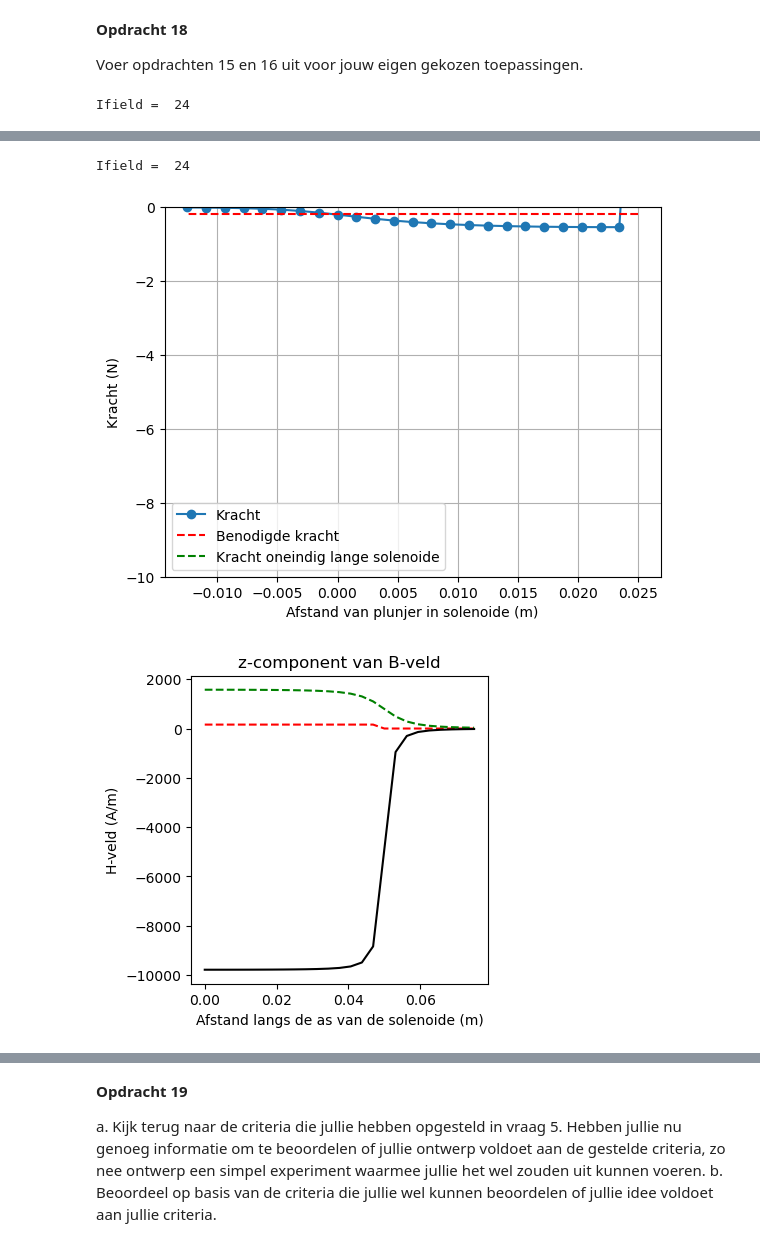
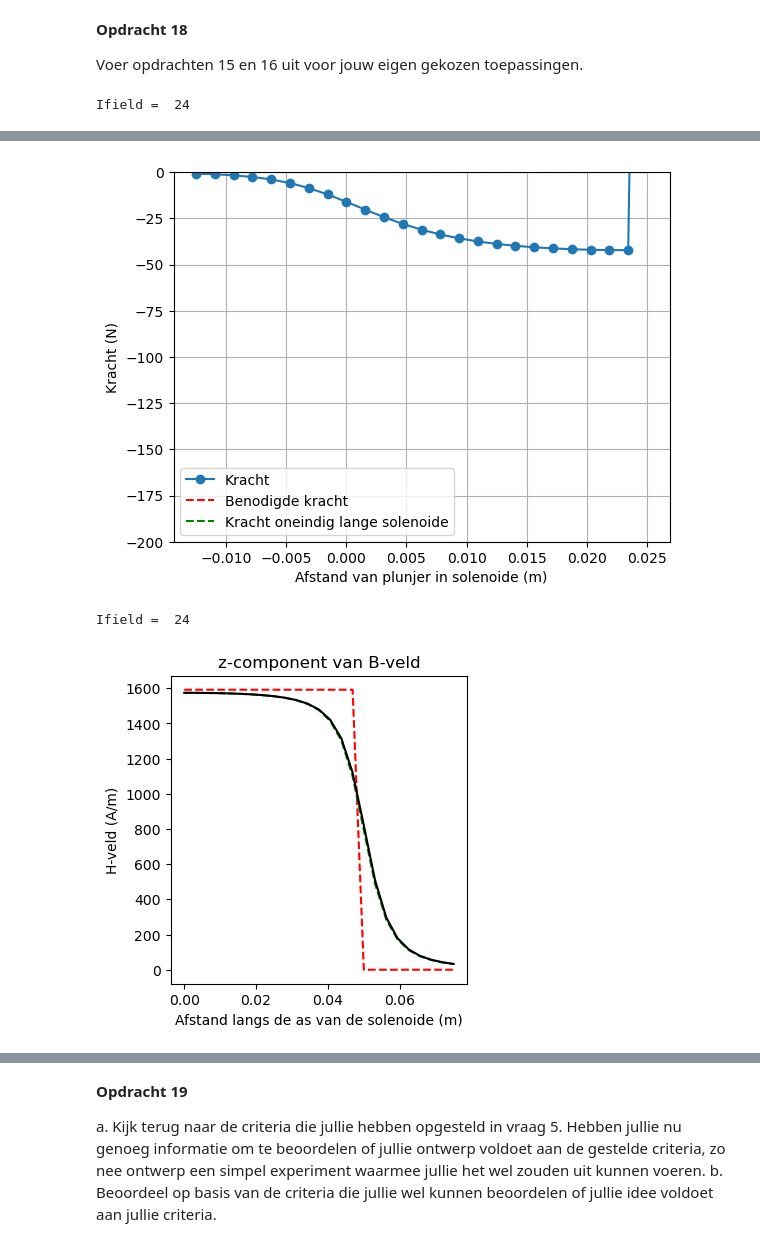
Before and after one commit to beanmachine123/opdrachten-DEF-D, a Jupyter notebook: 2KrachtactuatorOpdracht/2KrachtactuatorOpdracht/KrachtactuatorOpdracht.ipynb, the cells around one changed output, grey strips where cells are left out. Drawn from its saved outputs; the diff is of its cells as text; code cells hidden in the pictures.

```diff
--- a/2KrachtactuatorOpdracht/2KrachtactuatorOpdracht/KrachtactuatorOpdracht.ipynb
+++ b/2KrachtactuatorOpdracht/2KrachtactuatorOpdracht/KrachtactuatorOpdracht.ipynb
@@ -549,8 +549,19 @@ for i_field in range(n_ax):
     Hsimulated=np.array([0,0,0], dtype='float64')
     for i_source in np.arange(1, N):
         # Bepaal dl en r_source en gebruik
-        r_source = 0.5 * (wire_positions[i_source] + wire_positions[i_source-1]) # Het veldpunt ligt in het midden van het draadsegment
-        dl = wire_positions[i_source] - wire_positions[i_source-1]
+        #r_source = 0.5 * (wire_positions[i_source] + wire_positions[i_source-1]) # Het veldpunt ligt in het midden van het draadsegment
+        #dl = wire_positions[i_source] - wire_positions[i_source-1]
+        t = np.linspace(0, 1, N)
+        dt = t[1] - t[0]
+
+        dx_dt = -r_sol * 2*np.pi * aantal_omwentelingen * np.sin(2*np.pi*aantal_omwentelingen*t)
+        dy_dt =  r_sol * 2*np.pi * aantal_omwentelingen * np.cos(2*np.pi*aantal_omwentelingen*t)
+        dz_dt =  L_sol * np.ones_like(t)
+
+        dl_all = np.vstack((dx_dt, dy_dt, dz_dt)).T * dt
+        dl = dl_all[i_source]
+        r_source = wire_positions[i_source]
+
         Hsimulated += field_current_element(r_field, r_source, dl)
 
     # selecting the z-component
@@ -566,7 +577,7 @@ plt.subplot(131)
 plt.title('z-component van B-veld')
 plt.plot(z_ax, H_veld_ideaal, '--r', label='ideaal')
 plt.plot(z_ax, H_veld_analytisch, 'g--', label='analytisch')
-plt.plot(z_ax, 8*H_ax, '-k', label='simulatie')
+plt.plot(z_ax, H_ax, '-k', label='simulatie')
 plt.xlabel('Afstand langs de as van de solenoide (m)')
 plt.ylabel('B-veld (Tesla)')
 # %% [output]
@@ -632,7 +643,7 @@ def krachtrespons(l_draad, r_sol, L_sol, N, F_nodig, I):
     x,y,z = parametrisatie(N,r_sol,aantal_omwentelingen,L_sol)
     n = aantal_omwentelingen/L_sol
     n_ax=25
-    z_ax=np.linspace(0, 1.5*L_sol/2, n_ax)
+    z_ax= np.linspace(0, 1.5*L_sol/2, n_ax)
     H_ax=np.zeros((n_ax,1))
     wire_positions = np.vstack((x, y, z)).T
 
@@ -643,14 +654,24 @@ def krachtrespons(l_draad, r_sol, L_sol, N, F_nodig, I):
         Hsimulated=np.array([0,0,0], dtype='float64')
         for i_source in np.arange(1, N):
             # Bepaal dl en r_source en gebruik
-            r_source = 0.5 * (wire_positions[i_source] + wire_positions[i_source-1]) # Het veldpunt ligt in het midden van het draadsegment
-            dl = wire_positions[i_source] - wire_positions[i_source-1]
+            #r_source = 0.5 * (wire_positions[i_source] + wire_positions[i_source-1]) # Het veldpunt ligt in het midden van het draadsegment
+            #dl = (wire_positions[i_source] - wire_positions[i_source-1])
+            t = np.linspace(0, 1, N)
+            dt = t[1] - t[0]
+
+            dx_dt = -r_sol * 2*np.pi * aantal_omwentelingen * np.sin(2*np.pi*aantal_omwentelingen*t)
+            dy_dt =  r_sol * 2*np.pi * aantal_omwentelingen * np.cos(2*np.pi*aantal_omwentelingen*t)
+            dz_dt =  L_sol * np.ones_like(t)
+
+            dl_all = np.vstack((dx_dt, dy_dt, dz_dt)).T * dt
+            dl = dl_all[i_source]
+            r_source = wire_positions[i_source]
             Hsimulated += field_current_element(r_field, r_source, dl)
 
         # selecting the z-component
         H_ax[i_field,0]=Hsimulated[2]
 
-    H_veld_ideaal= aantal_omwentelingen * I *np.ones(n_ax)*(1.0*(z_ax < L_sol/2))
+    H_veld_ideaal= n* I *np.ones(n_ax)*(1.0*(z_ax < L_sol/2))
 
     # dit is nog een aardige analytische uitdrukking die je kan uitrekenen voor de z-component op de as van een solenoide met eindige lengte
     H_veld_analytisch=(aantal_omwentelingen*I/L_sol/2)*((L_sol/2-z_ax)/np.sqrt((z_ax- L_sol/2)**2 + r_sol**2)+(L_sol/2+z_ax)/np.sqrt((z_ax+ L_sol/2)**2 + r_sol**2))
@@ -660,10 +681,10 @@ def krachtrespons(l_draad, r_sol, L_sol, N, F_nodig, I):
     plt.title('z-component van B-veld')
     plt.plot(z_ax, H_veld_ideaal, '--r', label='ideaal')
     plt.plot(z_ax, H_veld_analytisch, 'g--', label='analytisch')
-    plt.plot(z_ax, 10*H_ax, '-k', label='simulatie')
+    plt.plot(z_ax, H_ax, '-k', label='simulatie')
     plt.xlabel('Afstand langs de as van de solenoide (m)')
     plt.ylabel('H-veld (A/m)')
-    plt.show
+    plt.show()
 
     Wz=-0.5*np.pi*r_sol**2*np.cumsum(np.flipud(H_ax)*mu_r*mu_0*np.flipud(H_ax))*(z_ax[1] - z_ax[0])
 
@@ -672,7 +693,7 @@ def krachtrespons(l_draad, r_sol, L_sol, N, F_nodig, I):
     plt.xlabel('Afstand van plunjer in solenoide (m)'), plt.ylabel('Energie (J)'), plt.grid()
     plt.show()
 
-    force_analytical = -mu_0*mu_r*np.pi*r_sol**2*N**2*I**2/2/L_sol**2 # Kracht uitrekenen numeriek
+    force_analytical = -mu_0*mu_r*np.pi*r_sol**2*aantal_omwentelingen**2*I**2/2/L_sol**2 # Kracht uitrekenen numeriek
     force_numerical=np.diff(Wz, n=1, append=[0])/(z_ax[1] - z_ax[0]) # Kracht uitrekenen
 
     # Plotting the results
@@ -680,19 +701,20 @@ def krachtrespons(l_draad, r_sol, L_sol, N, F_nodig, I):
     plt.plot(L_sol/2 - z_ax, (-F_nodig)*np.ones(n_ax), '--r', label='Benodigde kracht')
     plt.plot(L_sol/2 - z_ax, force_analytical*np.ones(n_ax), '--g', label='Kracht oneindig lange solenoide')
     plt.xlabel('Afstand van plunjer in solenoide (m)'), plt.ylabel('Kracht (N)'), plt.grid(), plt.legend()
-    plt.ylim([-10, 0])
+    plt.ylim([-200, 0])
+    plt.show()
 
 l_draad_vaatwas = 14 # Lengte draad
 r_sol_vaatwas = 0.01 # Straal solenoide
 L_sol_vaatwas = 0.05 # Lengte solenoide
-N_vaatwas = 200 # Aantal wikkeling
+N_vaatwas = 200 # Aantal punten
 
 krachtrespons(l_draad_vaatwas, r_sol_vaatwas, L_sol_vaatwas, N_vaatwas, 0.187, I_vaat)
 
 l_draad_knakworst = 15 # Lengte draad
 r_sol_knakworst = 0.0075 # Straal solenoide
 L_sol_knakworst = 0.1 # Lengte solenoide
-N_knakworst = 200 # Aantal wikkeling
+N_knakworst = 200 # Aantal punten
 
 krachtrespons(l_draad_knakworst, r_sol_knakworst, L_sol_knakworst, N_knakworst, 6e-4, I_knak)
 # %% [output]
@@ -702,3 +724,3 @@ Ifield =  24
+[figure, new version]
 Ifield =  24
-[figure, old version]
-[figure, old version]
+[figure, new version]
```
Also changed, not shown: parts of 4 cells of this notebook.
